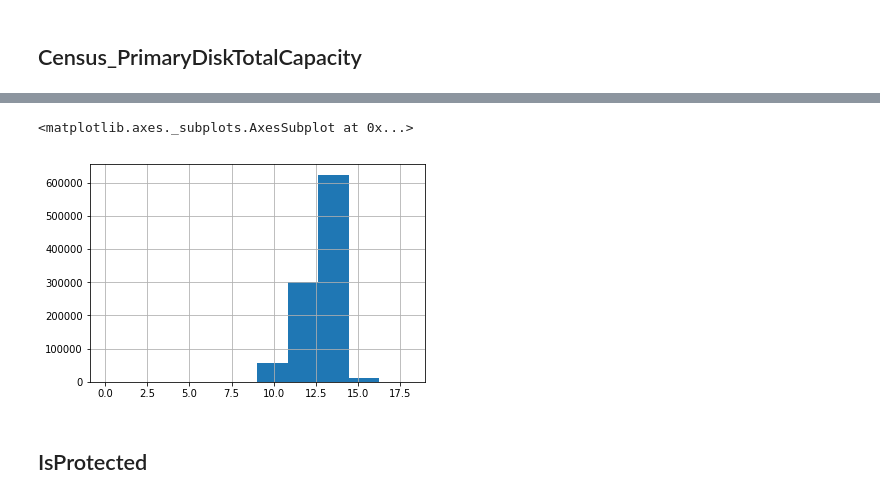
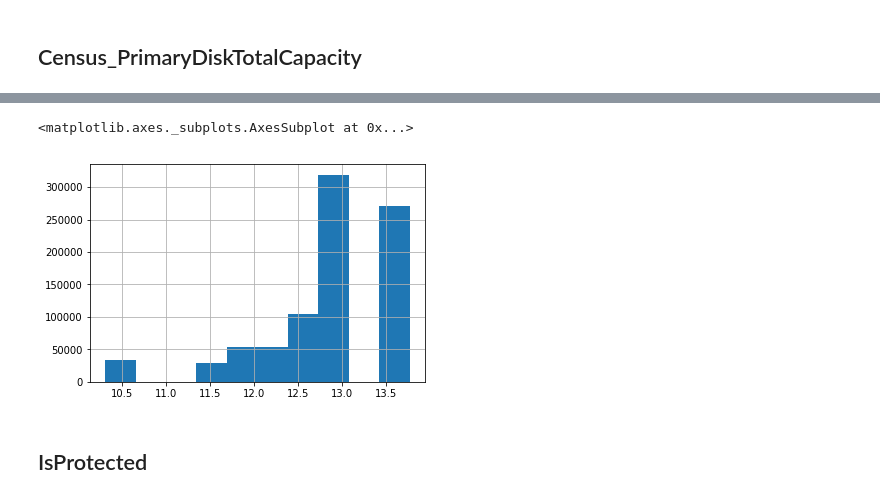
Before and after one commit to Druggist911/MMP, a Jupyter notebook: v1.ipynb, the cells around one changed output, grey strips where cells are left out. Cells and saved outputs as stored; diff of their text form; code cells hidden in the pictures.

```diff
--- a/v1.ipynb
+++ b/v1.ipynb
@@ -775,8 +756,8 @@ hd[training['AVProductsEnabled'].isnull()]['HasDetections'].value_counts()
 1    1552
 Name: HasDetections, dtype: int64
 # %%
-training['AVProductsEnabled'].fillna(0,inplace=True)
-testing['AVProductsEnabled'].fillna(0,inplace=True)
+# training['AVProductsEnabled'].fillna(0,inplace=True)
+# testing['AVProductsEnabled'].fillna(0,inplace=True)
 # %%
 # freq_enc_dict2 = frequency_encoding('AVProductsEnabled')
 # training['AVProductsEnabled1'] = training['AVProductsEnabled'].map(lambda x: freq_enc_dict2.get(x, -1)).astype(int)
@@ -834,6 +815,3 @@ hd[training['AVProductsInstalled'].isnull()]['HasDetections'].value_counts()
 0    2541
 1    1552
 Name: HasDetections, dtype: int64
-# %%
-training['AVProductsInstalled'].fillna(0,inplace=True)
-testing['AVProductsInstalled'].fillna(0,inplace=True)
@@ -959,3 +927,8 @@ testing['OsSuite'].value_counts()
 18           3
 402          1
 Name: OsSuite, dtype: int64
+# %%
+%%time
+training['OsSuite']=training['OsSuite'].replace(training['OsSuite'].value_counts().index[2:], np.nan)
+
+testing['OsSuite']=testing['OsSuite'].replace(testing['OsSuite'].value_counts().index[2:], np.nan)
@@ -987,0 +970,5 @@ Name: Census_PrimaryDiskTotalCapacity, dtype: float64
+# %%
+%%time
+training['PDTC']=training['Census_PrimaryDiskTotalCapacity'].replace(training['Census_PrimaryDiskTotalCapacity'].value_counts().index[10:], np.nan)
+
+testing['PDTC']=testing['Census_PrimaryDiskTotalCapacity'].replace(testing['Census_PrimaryDiskTotalCapacity'].value_counts().index[10:], np.nan)
@@ -988,8 +977,8 @@ Name: Census_PrimaryDiskTotalCapacity, dtype: float64
 # %%
-np.log1p(training['Census_PrimaryDiskTotalCapacity']).hist()
+np.log1p(training['PDTC']).hist(bins=10)
 # %% [output]
 <matplotlib.axes._subplots.AxesSubplot at 0x...>
-[figure, old version]
+[figure, new version]
 # %%
 med_CPDTC=training['Census_PrimaryDiskTotalCapacity'].median()
 training['Census_PrimaryDiskTotalCapacity'].fillna(value=med_CPDTC, inplace=True)
```
Also changed, not shown: parts of 84 cells of this notebook, 2 other files.
